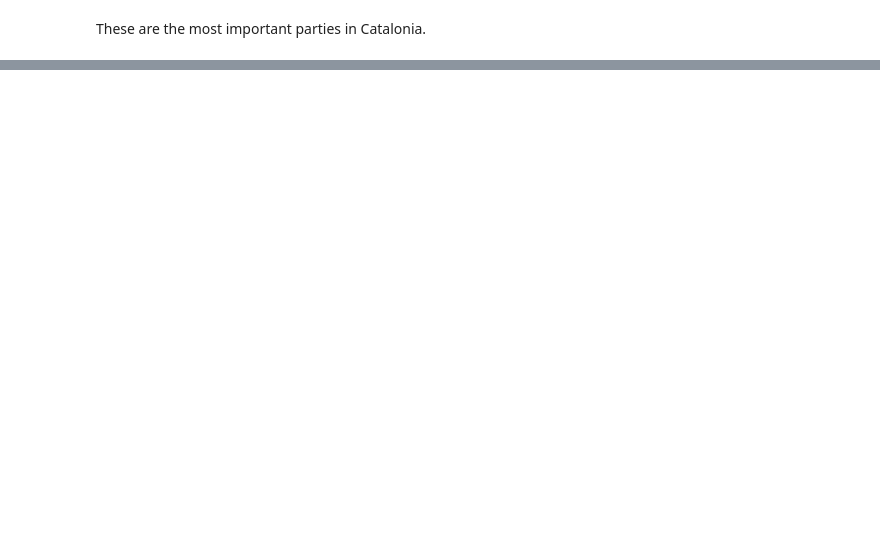
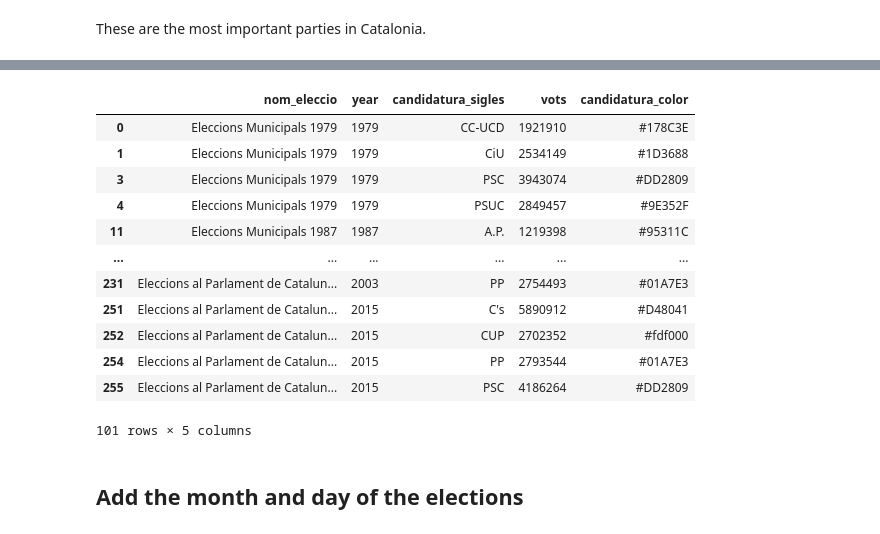
Before and after one commit to guillempla/catalan-elections-forecasting, a Jupyter notebook: src/study-data/study-data.ipynb, the cells around one changed output, grey strips where cells are left out. Saved outputs shown, nothing was run; the diff lists cells and outputs as text; code cells hidden in the pictures; blank space fills up the shorter version.

```diff
--- a/src/study-data/study-data.ipynb
+++ b/src/study-data/study-data.ipynb
@@ -250,0 +363,23 @@ These are the most important parties in Catalonia.
+# %%
+# Check parties that appear more than once in the same election
+important_candidatures_df[
+    important_candidatures_df.duplicated(
+        subset=["year", "candidatura_sigles"], keep=False
+    )
+]
+# %% [output]
+|  | nom_eleccio | year | candidatura_sigles | vots | candidatura_color |
+| 0 | Eleccions Municipals 1979 | 1979 | CC-UCD | 1921910 | #178C3E |
+| 1 | Eleccions Municipals 1979 | 1979 | CiU | 2534149 | #1D3688 |
+| 3 | Eleccions Municipals 1979 | 1979 | PSC | 3943074 | #DD2809 |
+| 4 | Eleccions Municipals 1979 | 1979 | PSUC | 2849457 | #9E352F |
+| 11 | Eleccions Municipals 1987 | 1987 | A.P. | 1219398 | #95311C |
+| ... | ... | ... | ... | ... | ... |
+| 231 | Eleccions al Parlament de Catalun... | 2003 | PP | 2754493 | #01A7E3 |
+| 251 | Eleccions al Parlament de Catalun... | 2015 | C's | 5890912 | #D48041 |
+| 252 | Eleccions al Parlament de Catalun... | 2015 | CUP | 2702352 | #fdf000 |
+| 254 | Eleccions al Parlament de Catalun... | 2015 | PP | 2793544 | #01A7E3 |
+| 255 | Eleccions al Parlament de Catalun... | 2015 | PSC | 4186264 | #DD2809 |
+101 rows × 5 columns
+# %% [markdown]
+## Add the month and day of the elections
```
Also changed, not shown: parts of 15 cells of this notebook.
